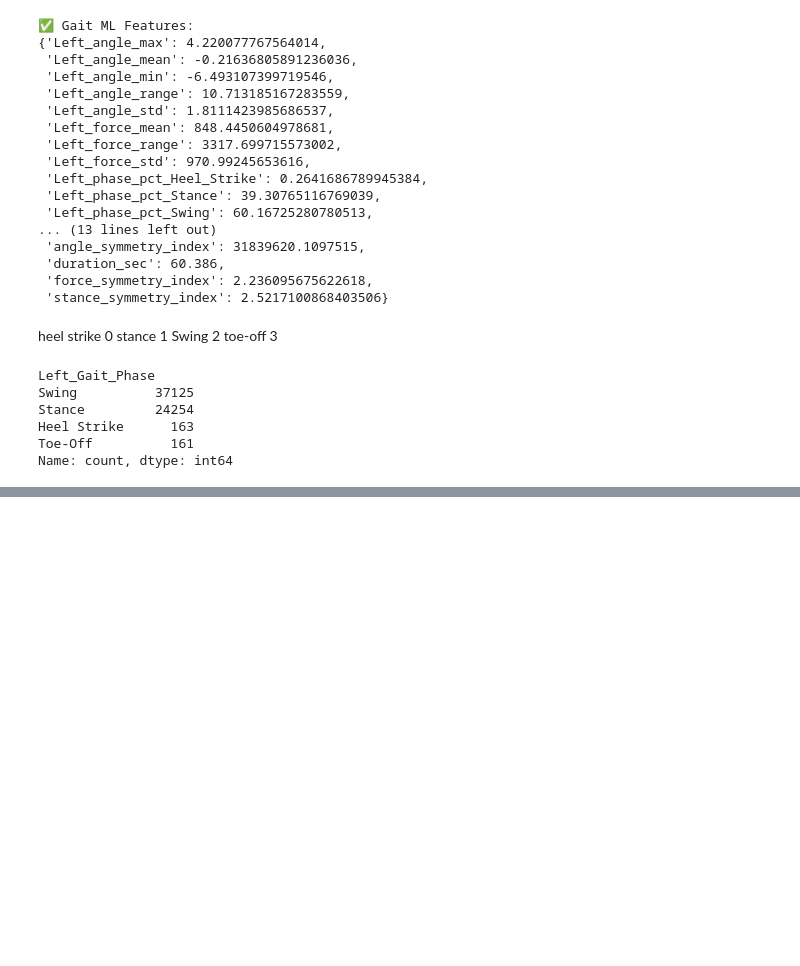
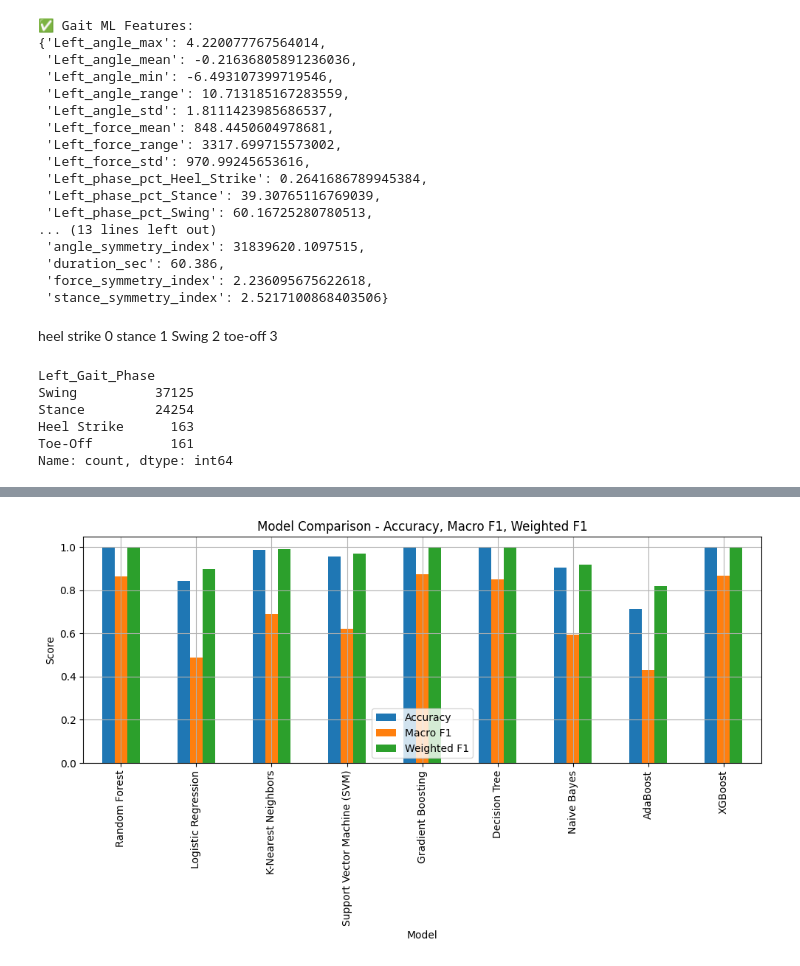
Before and after one commit to manoj1749/gait-research, a Jupyter notebook: classify.ipynb, the cells around one changed output, grey strips where cells are left out. Drawn from its saved outputs; the diff is of its cells as text; code cells hidden in the pictures; blank space fills up the shorter version.

```diff
--- a/classify.ipynb
+++ b/classify.ipynb
@@ -299,0 +230,23 @@ weighted avg       0.99      0.99      0.99     12341
+# %%
+from sklearn.model_selection import train_test_split
+from imblearn.over_sampling import SMOTE
+from sklearn.metrics import classification_report, confusion_matrix, accuracy_score
+from collections import defaultdict
+import matplotlib.pyplot as plt
+import seaborn as sns
+import numpy as np
+import pandas as pd
+
+# Encode labels
+le = LabelEncoder()
+full_df["EncodedLabel"] = le.fit_transform(full_df["Left_Gait_Phase"])
+class_names = le.classes_
+
+# Split
+X = full_df[features]
+y = full_df["EncodedLabel"]
+X_train, X_test, y_train, y_test = train_test_split(X, y, stratify=y, test_size=0.2, random_state=42)
+
+# Balance training data
+sm = SMOTE(random_state=42)
+X_train_bal, y_train_bal = sm.fit_resample(X_train, y_train)
@@ -299,0 +374,9 @@ weighted avg       0.99      0.99      0.99     12341
+# %%
+results_df.set_index("Model")[["Accuracy", "Macro F1", "Weighted F1"]].plot(kind="bar", figsize=(10, 6))
+plt.title("Model Comparison - Accuracy, Macro F1, Weighted F1")
+plt.ylabel("Score")
+plt.grid(True)
+plt.tight_layout()
+plt.show()
+# %% [output]
+[figure, added]
```
Also changed, not shown: parts of 11 cells of this notebook.
